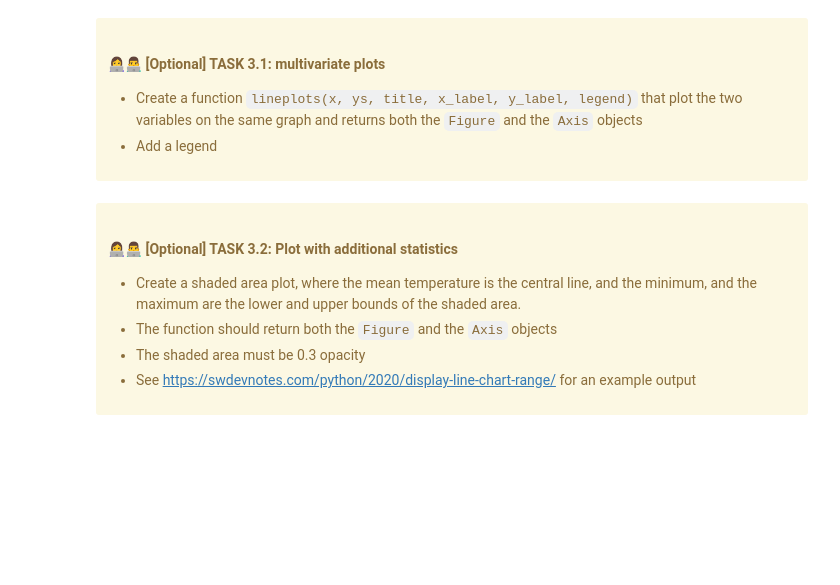
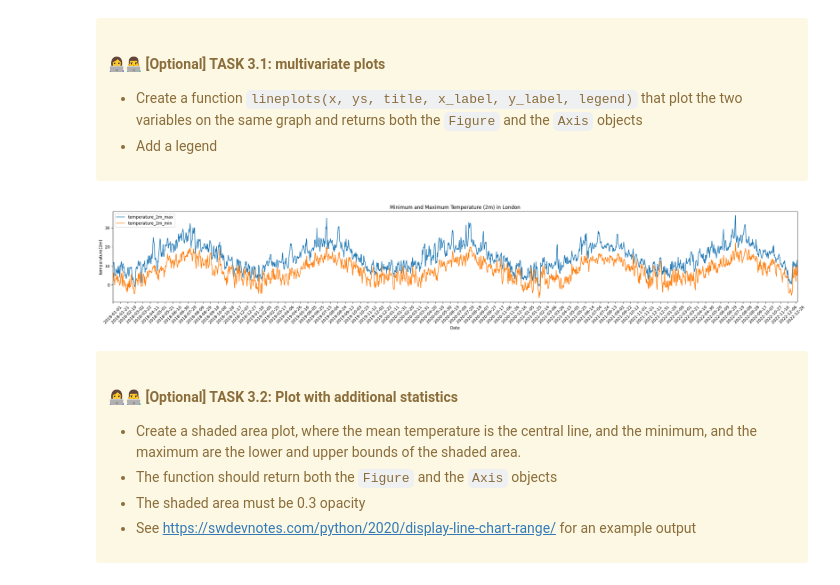
Before and after one commit to UCL-ELEC0136-backup/3-data-processing-ZhaoyanLU23, a Jupyter notebook: 3-data-processing.ipynb, the cells around one changed output. Drawn from its saved outputs; the diff is of its cells as text; code cells hidden in the pictures; blank space fills up the shorter version.

```diff
--- a/3-data-processing.ipynb
+++ b/3-data-processing.ipynb
@@ -119,7 +183,9 @@ def lineplot(x: ArrayLike, y: ArrayLike, title: str, x_label: str, y_label: str)
 * Add a legend
 </div>
 # %%
-def lineplots(x: ArrayLike, ys: List[ArrayLike], title: str, x_label: str, y_label: str, legend: List[str]) -> (plt.Figure, plt.Axes):
+def lineplots(
+    x: ArrayLike, ys: List[ArrayLike], title: str, x_label: str, y_label: str, legend: List[str]
+) -> (plt.Figure, plt.Axes):
     """
     Creates a line plot for each list of data in the given list of data, title and labels.
 
@@ -133,7 +199,31 @@ def lineplots(x: ArrayLike, ys: List[ArrayLike], title: str, x_label: str, y_lab
     Returns:
         (plt.Figure, plt.Axes): matplotlib figure and axes objects
     """
-    # add your code here
+    fig, ax = plt.subplots(1, figsize=(30, 4))
+    for i in range(len(ys)):
+        ax.plot(x, ys[i], label=legend[i])
+    ax.margins(x=0)
+    ax.set_title(title)
+    ax.set_xlabel(x_label)
+    ax.set_ylabel(y_label)
+    ax.legend()
+    ax.set_xticks(
+        x[::20],
+        x[::20],
+        rotation=45,
+    )
+    return fig, ax
+# %%
+fig, ax = lineplots(
+    time_series["time"],
+    [time_series["temperature_2m_max"], time_series["temperature_2m_min"]],
+    "Minimum and Maximum Temperature (2m) in London",
+    "Date",
+    "temperature(2m)",
+    ["temperature_2m_max", "temperature_2m_min"],
+)
+# %% [output]
+[figure, added]
 # %% [markdown]
 <div class="alert alert-block alert-warning">
 <h4>👩‍💻👨‍💻 [Optional] TASK 3.2: Plot with additional statistics</h4>
```
Also changed, not shown: parts of 27 cells of this notebook, 1 other file.
